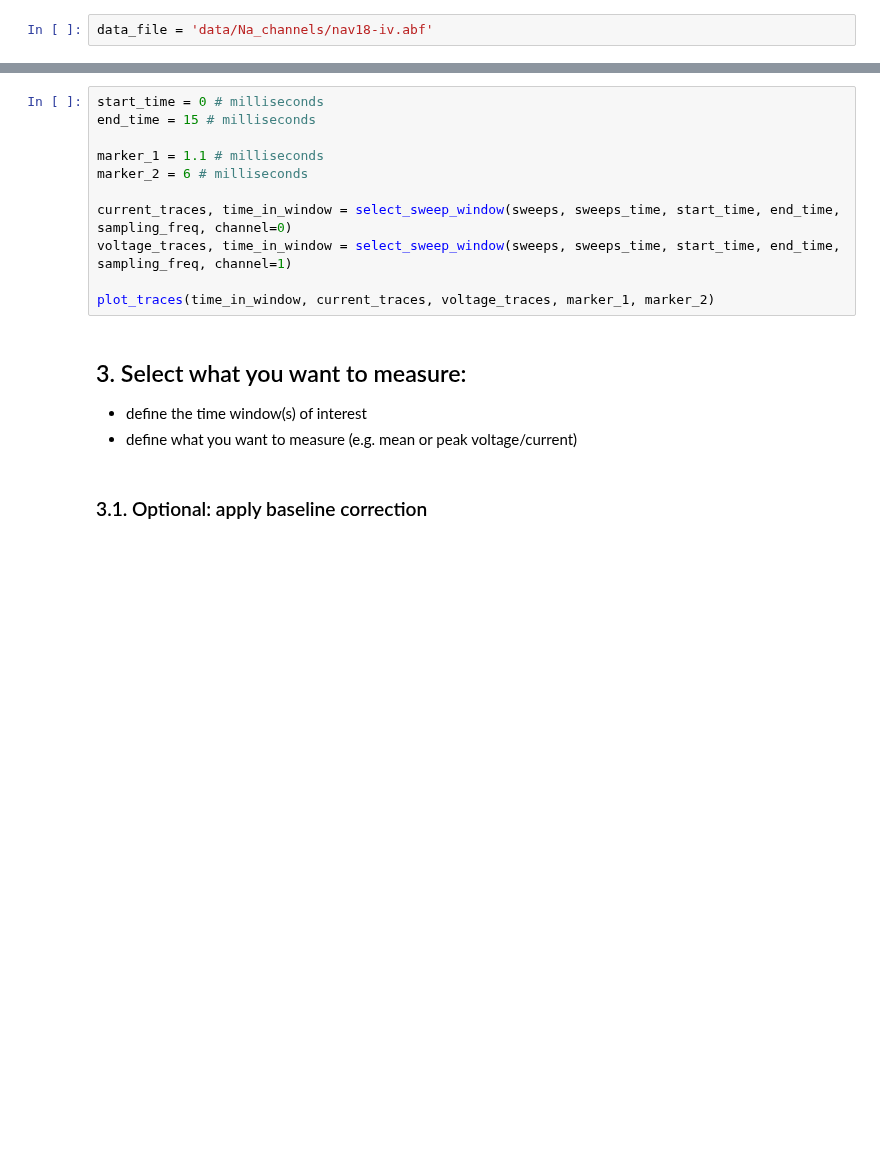
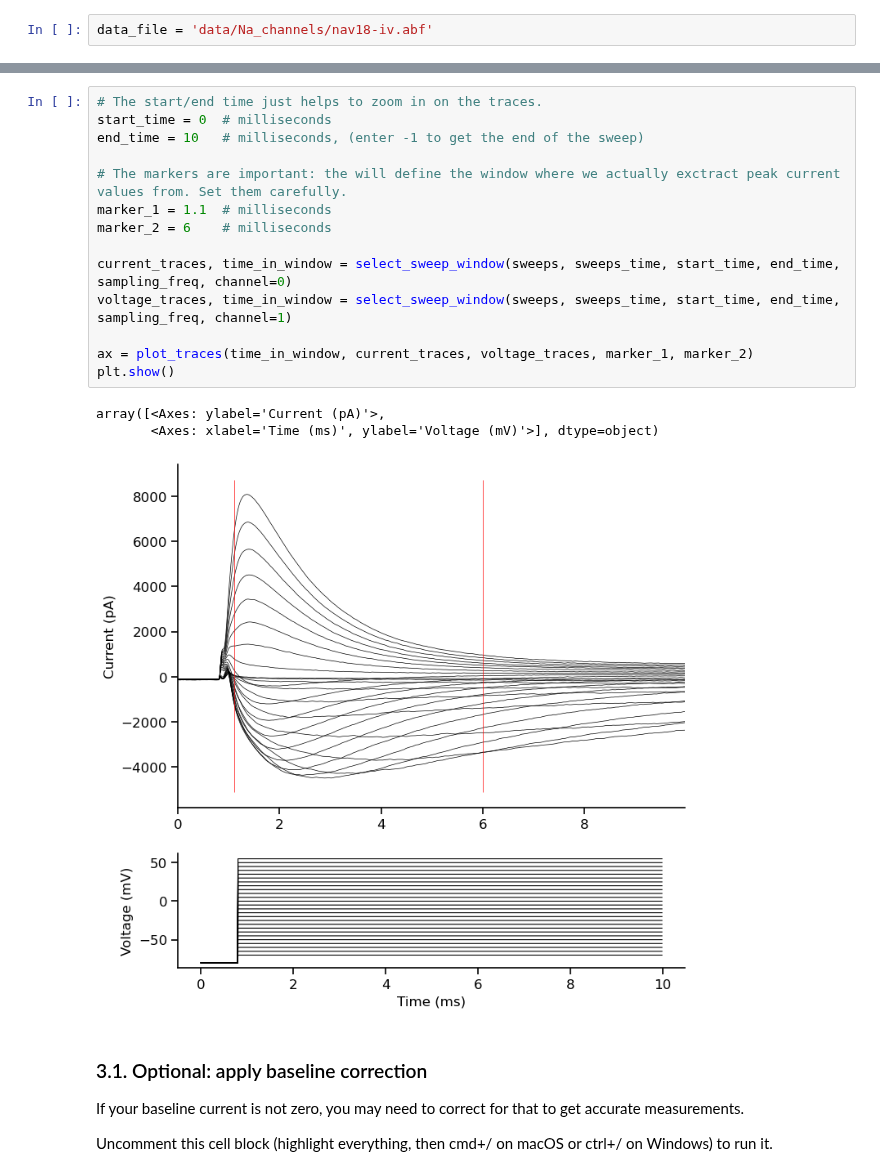
Before and after one commit to argalloni/CSHL_IonChannels2025, a Jupyter notebook: CSHL 1 - Na IVcurve.ipynb, the cells around one changed output, grey strips where cells are left out. Drawn from its saved outputs; the diff is of its cells as text; blank space fills up the shorter version.

```diff
--- a/CSHL 1 - Na IVcurve.ipynb
+++ b/CSHL 1 - Na IVcurve.ipynb
@@ -88,18 +62,25 @@ freq: 99999.99999999999 Hz
 # %%
-start_time = 0 # milliseconds
-end_time = 15 # milliseconds
+# The start/end time just helps to zoom in on the traces.
+start_time = 0  # milliseconds
+end_time = 10   # milliseconds, (enter -1 to get the end of the sweep)
 
-marker_1 = 1.1 # milliseconds
-marker_2 = 6 # milliseconds
+# The markers are important: the will define the window where we actually exctract peak current values from. Set them carefully.
+marker_1 = 1.1  # milliseconds
+marker_2 = 6    # milliseconds
 
 current_traces, time_in_window = select_sweep_window(sweeps, sweeps_time, start_time, end_time, sampling_freq, channel=0)
 voltage_traces, time_in_window = select_sweep_window(sweeps, sweeps_time, start_time, end_time, sampling_freq, channel=1)
 
-plot_traces(time_in_window, current_traces, voltage_traces, marker_1, marker_2)
+ax = plot_traces(time_in_window, current_traces, voltage_traces, marker_1, marker_2)
+plt.show()
+# %% [output]
+array([<Axes: ylabel='Current (pA)'>,
+       <Axes: xlabel='Time (ms)', ylabel='Voltage (mV)'>], dtype=object)
+[figure, added]
-# %% [markdown]
-## 3. Select what you want to measure:
-- define the time window(s) of interest
-- define what you want to measure (e.g. mean or peak voltage/current)
 # %% [markdown]
 ### 3.1. Optional: apply baseline correction
+
+If your baseline current is not zero, you may need to correct for that to get accurate measurements.
+
+Uncomment this cell block (highlight everything, then cmd+/ on macOS or ctrl+/ on Windows) to run it.
 # %%
```
Also changed, not shown: parts of 18 cells of this notebook, 22 other files.
